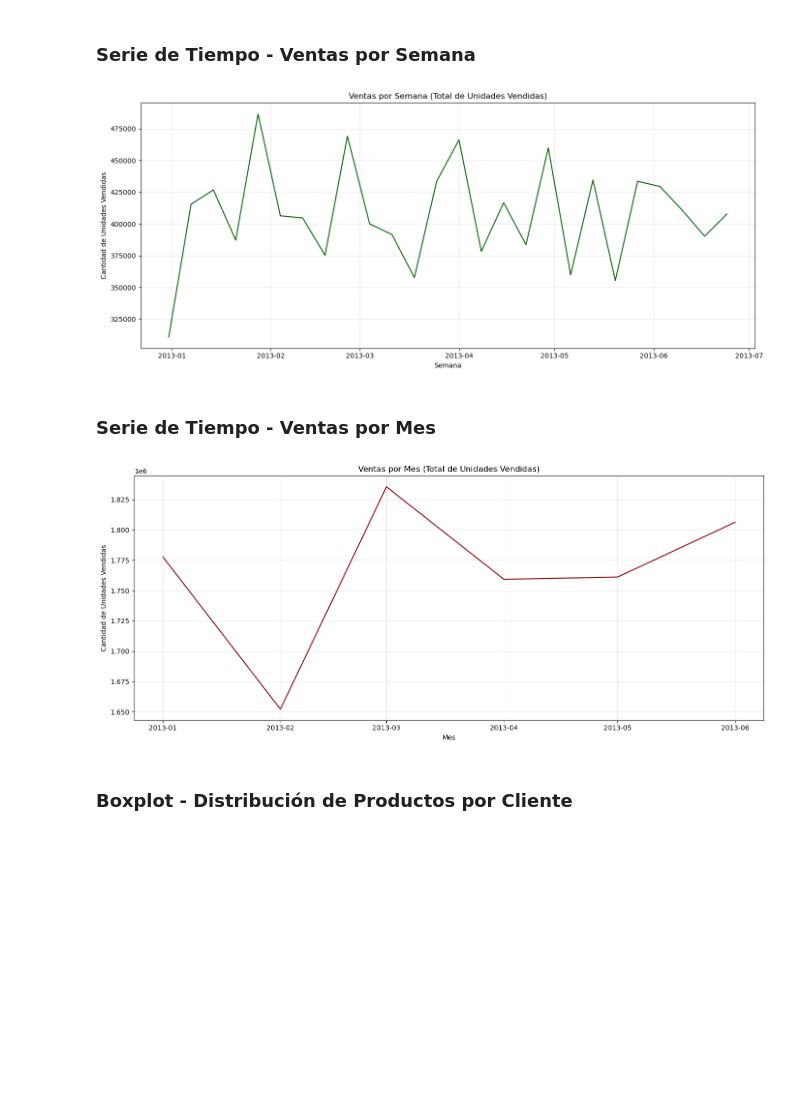
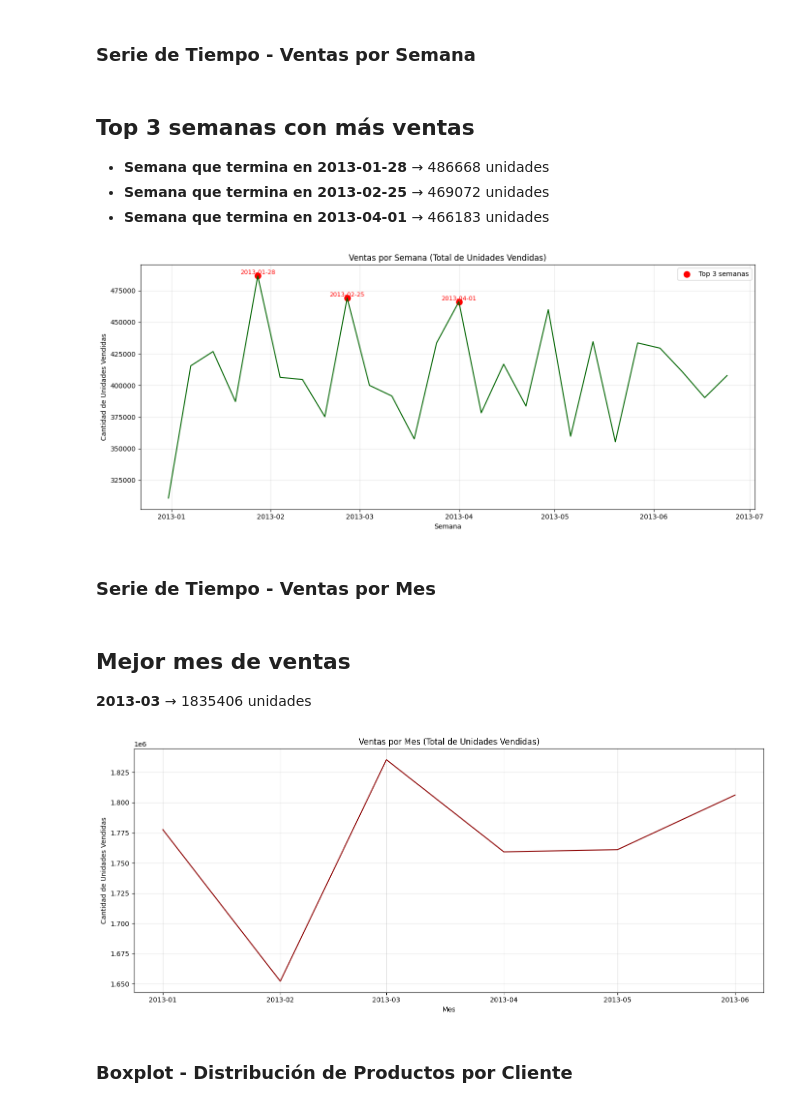
Before and after one commit to BrianMatasca/proyecto-final-distribuidos, a Jupyter notebook: taller_dashboard.ipynb, the cells around one changed output. Cells and saved outputs as stored; diff of their text form; code cells hidden in the pictures; blank space fills up the shorter version.

```diff
--- a/taller_dashboard.ipynb
+++ b/taller_dashboard.ipynb
@@ -139,16 +566,3 @@ mr.Md("## 📈 Visualizaciones Analíticas")
 ## 📈 Visualizaciones Analíticas
 # %% [markdown]
 ### Serie de Tiempo - Ventas por Día
-# %%
-all_transactions_df['date'] = pd.to_datetime(all_transactions_df['date'])
-
-products_per_day = all_transactions_df.groupby(all_transactions_df['date'].dt.date)['num_products'].sum()
-
-plt.figure(figsize=(14, 6))
-products_per_day.plot(color='darkblue', linewidth=1.5)
-plt.title('Ventas por Dia (Total de Unidades Vendidas)')
-plt.xlabel('Fecha')
-plt.ylabel('Cantidad de Unidades Vendidas')
-plt.grid(True, alpha=0.3)
-plt.tight_layout()
-plt.show()
@@ -159,30 +625,58 @@ plt.show()
 # %%
 all_transactions_df['date'] = pd.to_datetime(all_transactions_df['date'])
 
 ventas_por_semana = (
     all_transactions_df
     .groupby(all_transactions_df['date'].dt.to_period('W'))['num_products']
     .sum()
 )
 
 ventas_por_semana.index = ventas_por_semana.index.to_timestamp()
 
+top3 = ventas_por_semana.nlargest(3).sort_index()
+
 plt.figure(figsize=(14, 6))
 plt.plot(ventas_por_semana.index, ventas_por_semana.values, color='darkgreen', linewidth=1.5)
+
+plt.scatter(top3.index, top3.values, color='red', s=80, label='Top 3 semanas')
+
+for fecha, valor in top3.items():
+    plt.text(
+        fecha,
+        valor,
+        f'{fecha.strftime("%Y-%m-%d")}',
+        color='red',
+        fontsize=9,
+        ha='center',
+        va='bottom'
+    )
+
 plt.title('Ventas por Semana (Total de Unidades Vendidas)')
 plt.xlabel('Semana')
 plt.ylabel('Cantidad de Unidades Vendidas')
 plt.grid(True, alpha=0.3)
+plt.legend()
 plt.tight_layout()
-plt.show()
+
+
+md_text = "## Top 3 semanas con más ventas\n\n"
+
+for fecha, valor in top3.items():
+    md_text += f"- **Semana que termina en {fecha.strftime('%Y-%m-%d')}** → {valor} unidades\n"
+
+mr.Md(md_text)
 # %% [output]
+## Top 3 semanas con más ventas
+
+- **Semana que termina en 2013-01-28** → 486668 unidades
+- **Semana que termina en 2013-02-25** → 469072 unidades
+- **Semana que termina en 2013-04-01** → 466183 unidades
-[figure, old version]
+[figure, new version]
 # %% [markdown]
 ### Serie de Tiempo - Ventas por Mes
 # %%
 all_transactions_df['date'] = pd.to_datetime(all_transactions_df['date'])
 
-# Agrupar por mes usando Period('M')
 ventas_por_mes = (
     all_transactions_df
     .groupby(all_transactions_df['date'].dt.to_period('M'))['num_products']
@@ -198,8 +692,14 @@ plt.xlabel('Mes')
 plt.ylabel('Cantidad de Unidades Vendidas')
 plt.grid(True, alpha=0.3)
 plt.tight_layout()
-plt.show()
+
+mejor_mes = ventas_por_mes.idxmax()
+valor = ventas_por_mes.max()
+
+mr.Md(f"## Mejor mes de ventas\n**{mejor_mes.strftime('%Y-%m')}** → {valor} unidades")
 # %% [output]
+## Mejor mes de ventas
+**2013-03** → 1835406 unidades
 [figure]
 # %% [markdown]
 ### Boxplot - Distribución de Productos por Cliente
```
Also changed, not shown: parts of 22 cells of this notebook, 4 other files.
